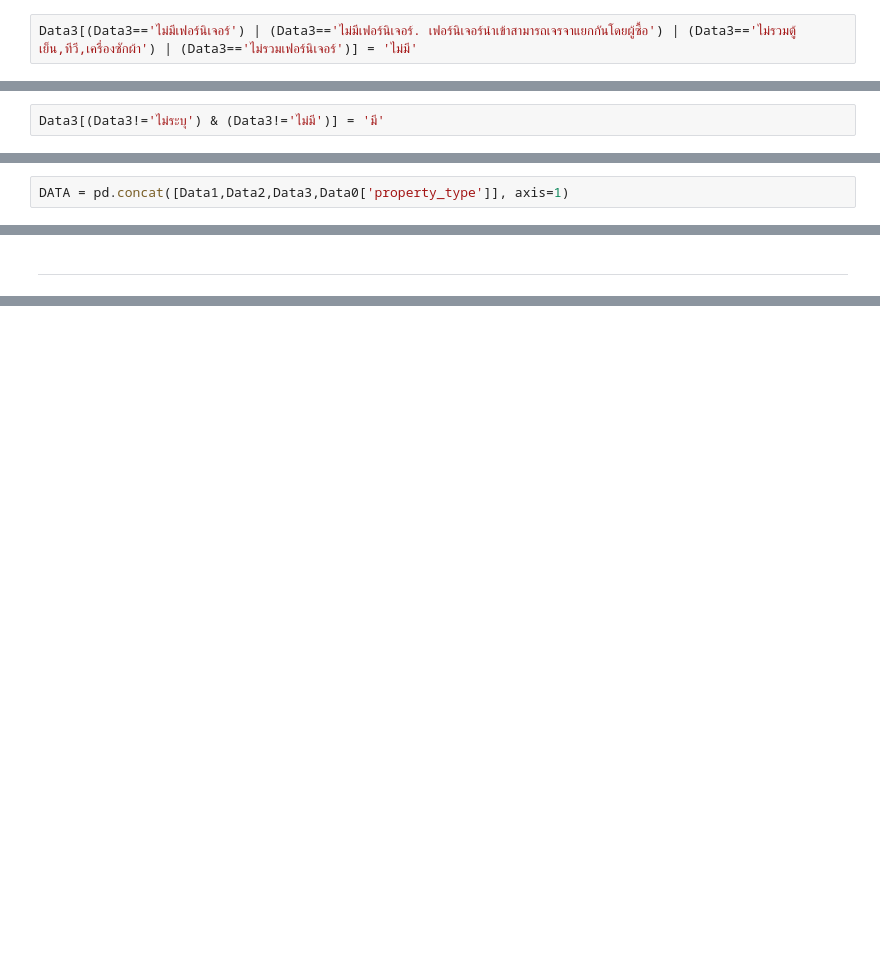
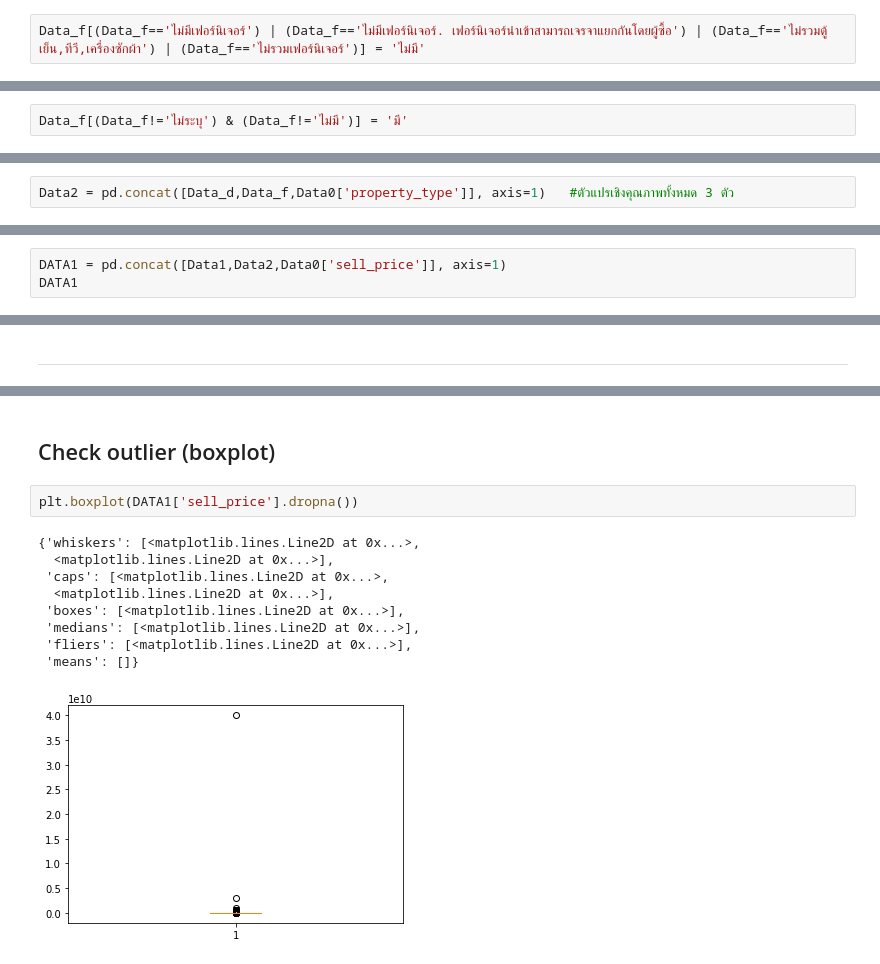
Before and after one commit to NahataiTep/DPDM65, a Jupyter notebook: Final.ipynb, the cells around one changed output, grey strips where cells are left out. Drawn from its saved outputs; the diff is of its cells as text; blank space fills up the shorter version.

```diff
--- a/Final.ipynb
+++ b/Final.ipynb
@@ -284,14 +281,14 @@ Data3.fillna('ไม่ระบุ')
 2724                                              ไม่ระบุ
 Name: furniture, Length: 2721, dtype: object
 # %%
-Data3[(Data3=='ไม่มีเฟอร์นิเจอร์') | (Data3=='ไม่มีเฟอร์นิเจอร์. เฟอร์นิเจอร์นำเข้าสามารถเจรจาแยกกันโดยผู้ซื้อ') | (Data3=='ไม่รวมตู้เย็น,ทีวี,เครื่องซักผ้า') | (Data3=='ไม่รวมเฟอร์นิเจอร์')] = 'ไม่มี'
+Data_f[(Data_f=='ไม่มีเฟอร์นิเจอร์') | (Data_f=='ไม่มีเฟอร์นิเจอร์. เฟอร์นิเจอร์นำเข้าสามารถเจรจาแยกกันโดยผู้ซื้อ') | (Data_f=='ไม่รวมตู้เย็น,ทีวี,เครื่องซักผ้า') | (Data_f=='ไม่รวมเฟอร์นิเจอร์')] = 'ไม่มี'
 # %% [output]
 A value is trying to be set on a copy of a slice from a DataFrame
 
 See the caveats in the documentation: https://pandas.pydata.org/pandas-docs/stable/user_guide/indexing.html#returning-a-view-versus-a-copy
   """Entry point for launching an IPython kernel.
 # %%
-Data3[(Data3!='ไม่ระบุ') & (Data3!='ไม่มี')] = 'มี'
+Data_f[(Data_f!='ไม่ระบุ') & (Data_f!='ไม่มี')] = 'มี'
 # %% [output]
 A value is trying to be set on a copy of a slice from a DataFrame
 
@@ -304 +309,3 @@ set(Data3)
+# %%
+Data2 = pd.concat([Data_d,Data_f,Data0['property_type']], axis=1)   #ตัวแปรเชิงคุณภาพทั้งหมด 3 ตัว
 # %% [markdown]
@@ -318,2 +321,3 @@ Data3.shape
 # %%
-DATA = pd.concat([Data1,Data2,Data3,Data0['property_type']], axis=1)
+DATA1 = pd.concat([Data1,Data2,Data0['sell_price']], axis=1)
+DATA1
@@ -337,0 +436,14 @@ DATA
+# %% [markdown]
+## Check outlier (boxplot)
+# %%
+plt.boxplot(DATA1['sell_price'].dropna())
+# %% [output]
+{'whiskers': [<matplotlib.lines.Line2D at 0x...>,
+  <matplotlib.lines.Line2D at 0x...>],
+ 'caps': [<matplotlib.lines.Line2D at 0x...>,
+  <matplotlib.lines.Line2D at 0x...>],
+ 'boxes': [<matplotlib.lines.Line2D at 0x...>],
+ 'medians': [<matplotlib.lines.Line2D at 0x...>],
+ 'fliers': [<matplotlib.lines.Line2D at 0x...>],
+ 'means': []}
+[figure, added]
```
Also changed, not shown: parts of 38 cells of this notebook.
